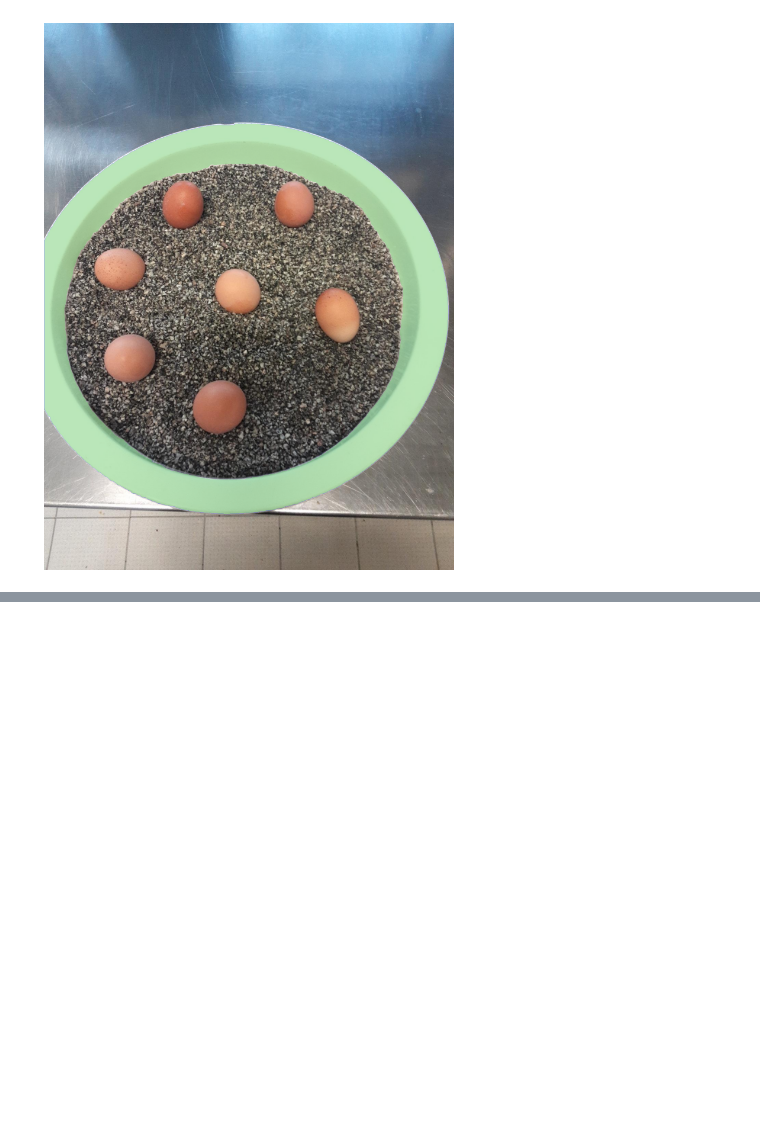
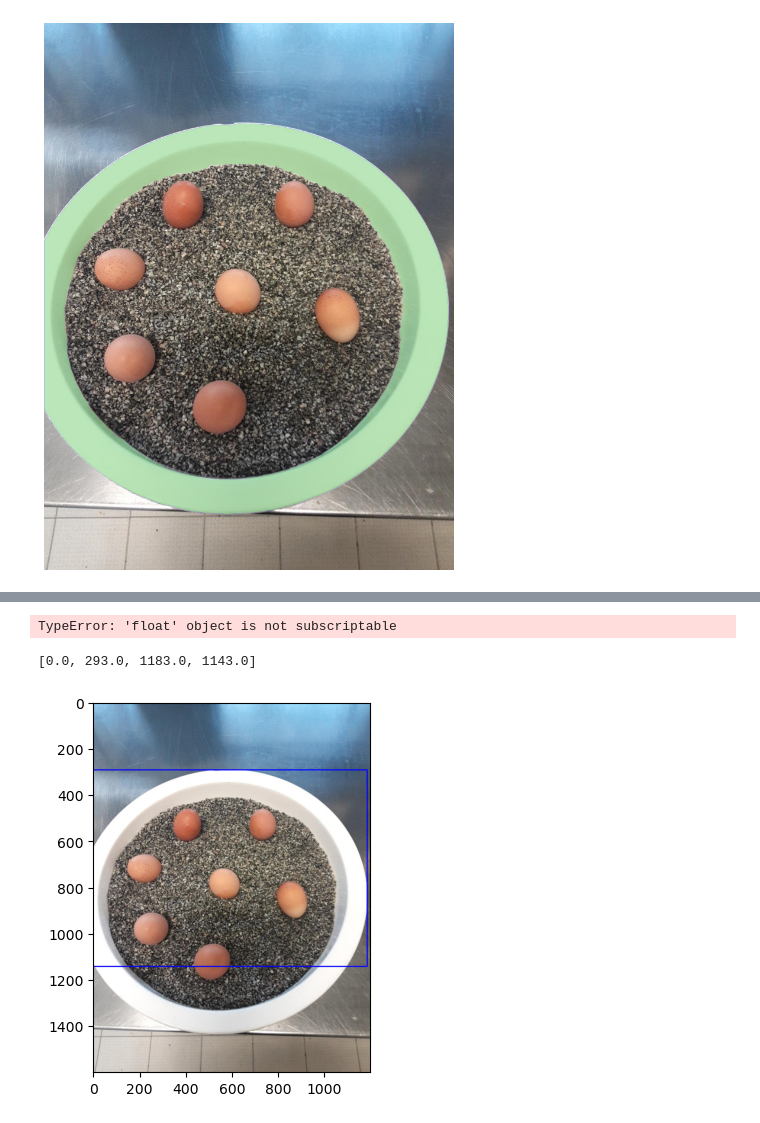
Before and after one commit to bigmb/mb_annotation, a Jupyter notebook: examples_boundingbox.ipynb, the cells around one changed output, grey strips where cells are left out. Saved outputs shown, nothing was run; the diff lists cells and outputs as text; code cells hidden in the pictures; blank space fills up the shorter version.

```diff
--- a/examples_boundingbox.ipynb
+++ b/examples_boundingbox.ipynb
@@ -149,0 +172,20 @@ plt.show()
+# %%
+img_bb2,value2 = add_bounding_box(image_path="/home/malav/Downloads/boilled_eggs.jpeg",bounding_box=mask_bbox,label="container",box_resize=False,show=False)
+plt.imshow(img_bb2)
+plt.show()
+# %% [output]
+TypeError: 'float' object is not subscriptable
+# %%
+mask_bbox
+# %% [output]
+[0.0, 293.0, 1183.0, 1143.0]
+# %%
+import cv2
+img = cv2.imread("/home/malav/Downloads/boilled_eggs.jpeg")
+img = cv2.cvtColor(img, cv2.COLOR_BGR2RGB)
+cv2.rectangle(img, (int(mask_bbox[0]),int(mask_bbox[1])), (int(mask_bbox[2]),int(mask_bbox[3])), (0, 0, 255), 4)
+cv2.putText(img, "container", (int(mask_bbox[1]),int(mask_bbox[0])), cv2.FONT_HERSHEY_SIMPLEX, 1, (0, 0, 255), 2)
+plt.imshow(img)
+plt.show()
+# %% [output]
+[figure, added]
```
Also changed, not shown: parts of 7 cells of this notebook, 2 other files.
